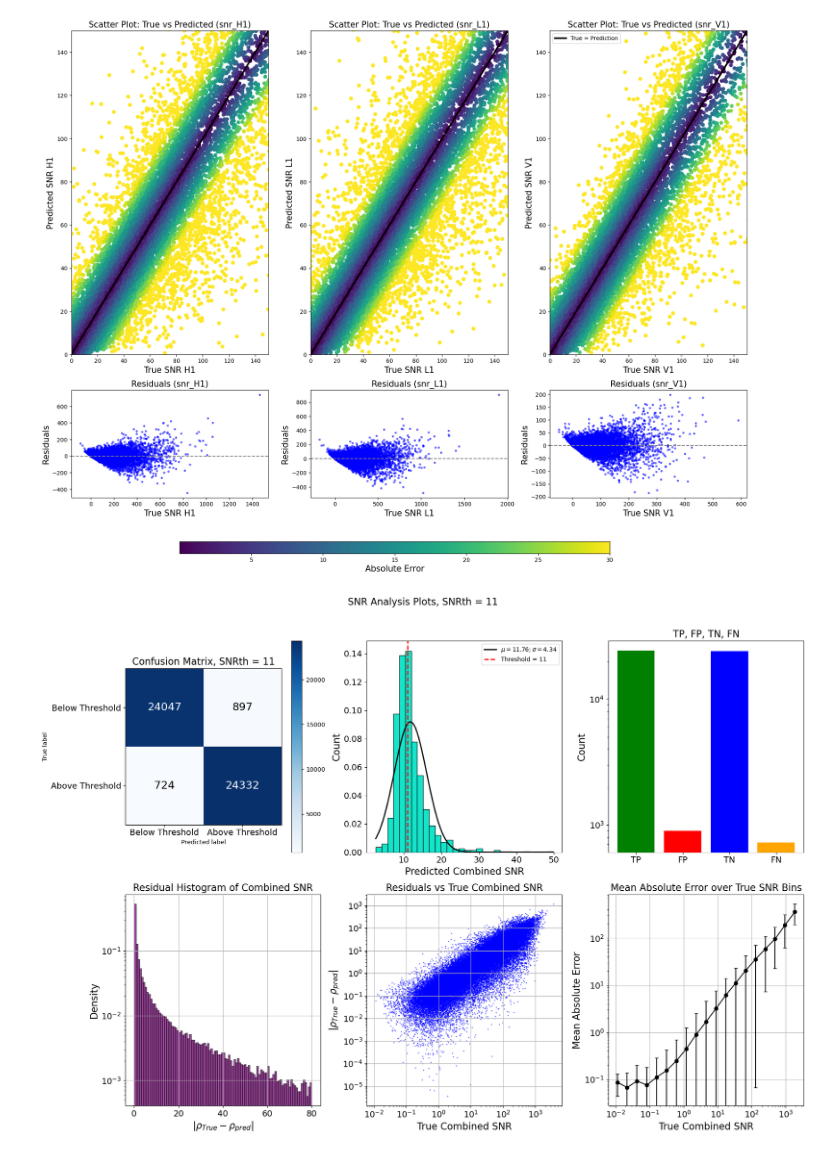
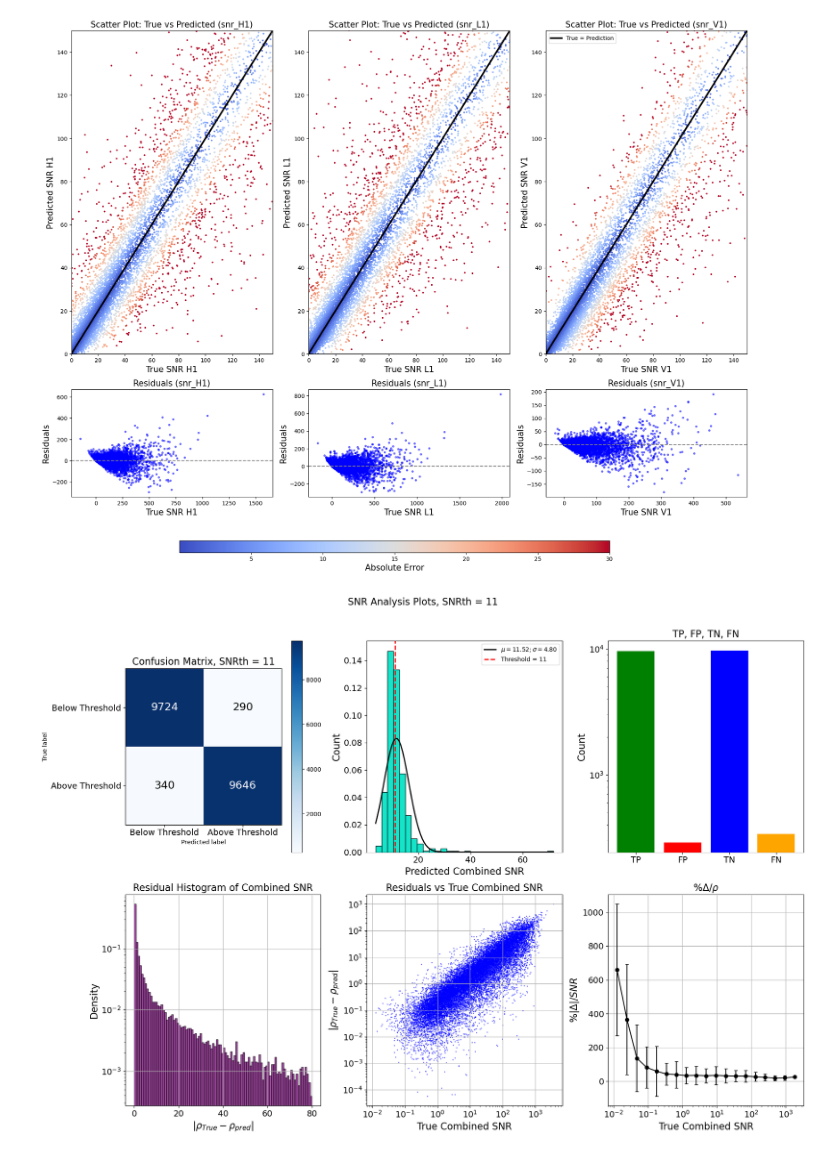
Before and after one commit to FedericoStachurski/CosmoFlow, a Jupyter notebook: COSMOFlow/make_scripts/test_MLP.ipynb, the cells around one changed output. Drawn from its saved outputs; the diff is of its cells as text; code cells hidden in the pictures.

```diff
--- a/COSMOFlow/make_scripts/test_MLP.ipynb
+++ b/COSMOFlow/make_scripts/test_MLP.ipynb
@@ -4,7 +4,9 @@ import pandas as pd
 import numpy as np
 import matplotlib.pyplot as plt
 
-GWdata_testing = pd.read_csv('data_for_MLP/training/_O3_MLP_data_HLV_1000000_det_H1_L1_V1_run_O3_approx_IMRPhenomXPHM_batch_1.csv').head(50000)
+folder = 'O3_SNR_approx_HLV'
+
+GWdata_testing = pd.read_csv('data_for_MLP/training/_O3_MLP_data_HLV_1000000_det_H1_L1_V1_run_O3_approx_IMRPhenomXPHM_batch_1.csv').head(20000)
 
 testing_snrsdl = (GWdata_testing[['snr_H1', 'snr_L1', 'snr_V1']] *  GWdata_testing[['luminosity_distance']].values).squeeze()
 
@@ -31,5 +33,5 @@ GWdata_testing
 # %%
-snrs = mlp.load_and_predict(testing_data, model_dir='models/MLP_models/O3_SNR_approx_HLV', device='cuda:0')
+snrs = mlp.load_and_predict(testing_data, model_dir='models/MLP_models/'+folder, device='cuda:0')
 
 snrs_pred = snrs/GWdata_testing[['luminosity_distance']].values
 snr_H1 = snrs_pred[:,0]
@@ -42,9 +44,9 @@ true_V1 = (GWdata_testing[['snr_V1']].values)[:,0]
 # %%
 # Create horizontal subplots for scatter plots of predicted vs true SNR values with residuals below
 fig, axes = plt.subplots(2, 3, figsize=(18, 15), gridspec_kw={'height_ratios': [3, 1]})
-
+cmap_style  = 'coolwarm'
 # True vs Predicted SNR H1
-sc1 = axes[0, 0].scatter(x=snr_H1, y=true_H1, c=np.abs(snr_H1 - true_H1), cmap='viridis', vmax=30)
+sc1 = axes[0, 0].scatter(x=snr_H1, y=true_H1, c=np.abs(snr_H1 - true_H1), cmap=cmap_style, vmax=30, s = 4)
 axes[0, 0].set_title('Scatter Plot: True vs Predicted (snr_H1)', fontsize=15)
 axes[0, 0].set_xlabel('True SNR H1', fontsize=15)
 axes[0, 0].set_ylabel('Predicted SNR H1', fontsize=15)
@@ -61,7 +63,7 @@ axes[1, 0].set_ylabel('Residuals', fontsize=15)
 axes[1, 0].set_title('Residuals (snr_H1)', fontsize=15)
 
 # True vs Predicted SNR L1
-sc2 = axes[0, 1].scatter(x=snr_L1, y=true_L1, c=np.abs(snr_L1 - true_L1), cmap='viridis', vmax=30)
+sc2 = axes[0, 1].scatter(x=snr_L1, y=true_L1, c=np.abs(snr_L1 - true_L1), cmap=cmap_style, vmax=30, s = 4)
 axes[0, 1].set_title('Scatter Plot: True vs Predicted (snr_L1)', fontsize=15)
 axes[0, 1].set_xlabel('True SNR L1', fontsize=15)
 axes[0, 1].set_ylabel('Predicted SNR L1', fontsize=15)
@@ -75,36 +77,36 @@ axes[1, 1].plot(snr_L1, residuals_L1, 'b.', alpha=0.5)
 axes[1, 1].axhline(0, color='gray', linestyle='--')
 axes[1, 1].set_xlabel('True SNR L1', fontsize=15)
 axes[1, 1].set_ylabel('Residuals', fontsize=15)
 axes[1, 1].set_title('Residuals (snr_L1)', fontsize=15)
 
 # True vs Predicted SNR V1
-sc3 = axes[0, 2].scatter(x=snr_V1, y=true_V1, c=np.abs(snr_V1 - true_V1), cmap='viridis', vmax=30)
+sc3 = axes[0, 2].scatter(x=snr_V1, y=true_V1, c=np.abs(snr_V1 - true_V1), cmap=cmap_style, vmax=30, s = 4)
 axes[0, 2].set_title('Scatter Plot: True vs Predicted (snr_V1)', fontsize=15)
 axes[0, 2].set_xlabel('True SNR V1', fontsize=15)
 axes[0, 2].set_ylabel('Predicted SNR V1', fontsize=15)
 axes[0, 2].set_ylim([0, 150])
 axes[0, 2].set_xlim([0, 150])
 axes[0, 2].plot(np.linspace(0, 1000, 100), np.linspace(0, 1000, 100), '-k', linewidth=3, label='True = Prediction')
 axes[0, 2].legend()
 
 # Residuals for SNR V1
 residuals_V1 = true_V1 - snr_V1
 axes[1, 2].plot(snr_V1, residuals_V1, 'b.', alpha=0.5)
 axes[1, 2].axhline(0, color='gray', linestyle='--')
 axes[1, 2].set_xlabel('True SNR V1', fontsize=15)
 axes[1, 2].set_ylabel('Residuals', fontsize=15)
 axes[1, 2].set_title('Residuals (snr_V1)', fontsize=15)
 
 # Add a separate axis for the colorbar below the residuals
 cbar_ax = fig.add_axes([0.2, 0.05, 0.6, 0.02])  # [left, bottom, width, height]
 cbar = fig.colorbar(sc3, cax=cbar_ax, orientation='horizontal')
 cbar.set_label('Absolute Error', fontsize=15)
 
 plt.tight_layout(rect=[0, 0.1, 1, 0.95])
-plt.savefig('models/MLP_models/O3_SNR_approx_HLV/true_vs_pred.png', dpi = 300)
+plt.savefig('models/MLP_models/'+folder+'/true_vs_pred.png', dpi = 300)
 plt.show()
 # %% [output]
-[figure, old version]
+[figure, new version]
 # %%
 import matplotlib.pyplot as plt
 import numpy as np
@@ -218,12 +220,12 @@ for i in range(1, len(bin_edges)):
         std_per_bin.append(np.nan)
 
 # Plotting MAE over Bins with Error Bars
-ax[5].errorbar(bin_edges[:-1], mae_per_bin, yerr=std_per_bin, fmt='o-', color='black', ecolor='black', capsize=3)
-ax[5].set_yscale('log')
+ax[5].errorbar(bin_edges[:-1], 100*np.array(mae_per_bin)/bin_edges[:-1], yerr=100*np.array(std_per_bin)/bin_edges[:-1], fmt='o-', color='black', ecolor='black', capsize=3)
+# ax[5].set_yscale('log')
 ax[5].set_xscale('log')
-ax[5].set_title('Mean Absolute Error over True SNR Bins', fontsize=16)
+ax[5].set_title(r'$\% \Delta/\rho$', fontsize=16)
 ax[5].set_xlabel('True Combined SNR', fontsize=16)
-ax[5].set_ylabel('Mean Absolute Error', fontsize=16)
+ax[5].set_ylabel(r'$\% |\Delta|/SNR$', fontsize=16)
 ax[5].tick_params(axis='both', which='major', labelsize=14)
 ax[5].grid(True)
 
@@ -233,8 +235,8 @@ ax[5].grid(True)
 plt.tight_layout()
 plt.tight_layout()
 plt.suptitle('SNR Analysis Plots, SNRth = {}'.format(threshold), fontsize=16, y=1.05)
-plt.savefig('models/MLP_models/O3_SNR_approx_HLV/confusion_and_statistics.png', dpi = 300)
+plt.savefig('models/MLP_models/'+folder+'/confusion_and_statistics.png', dpi = 300)
 # Display the figure
 plt.show()
 # %% [output]
-[figure, old version]
+[figure, new version]
```
Also changed, not shown: parts of 1 cell of this notebook.
